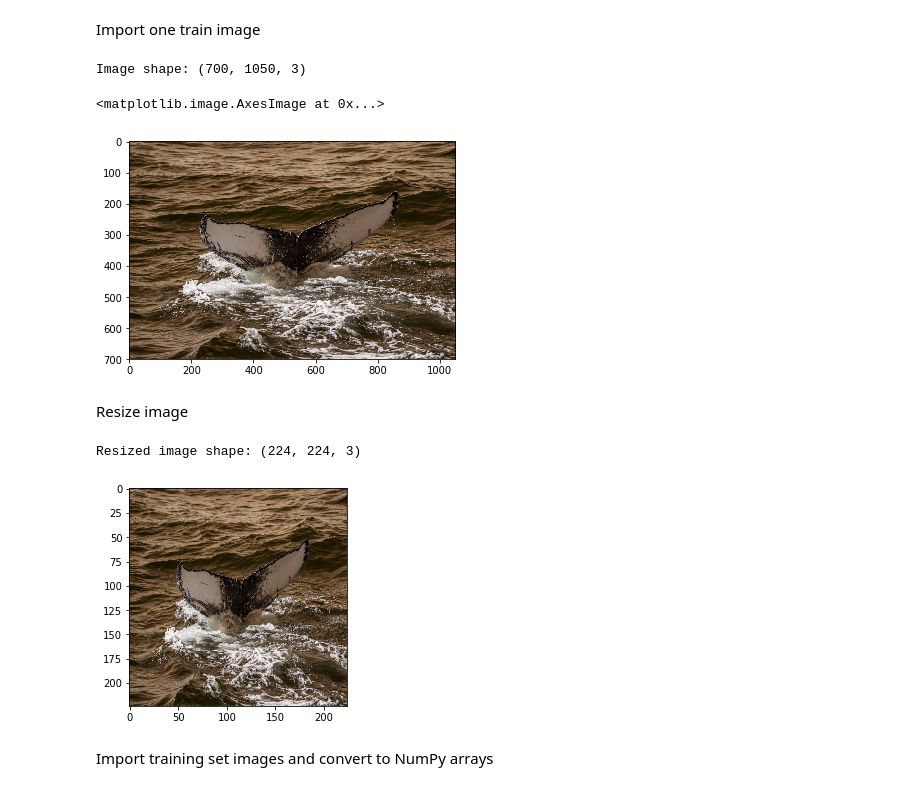
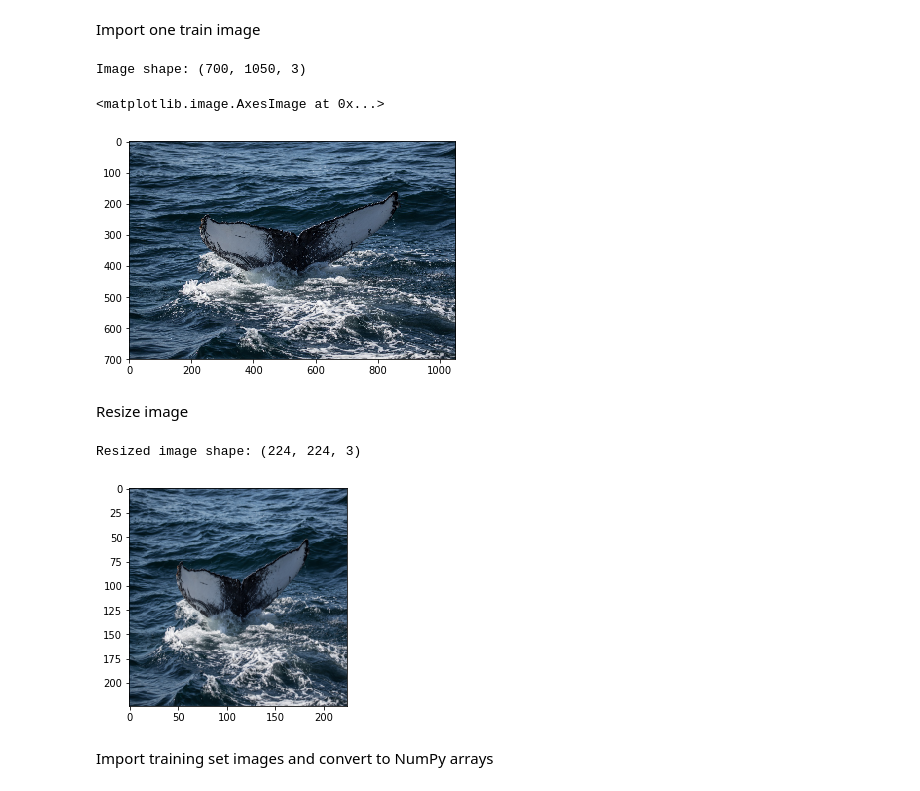
Before and after one commit to yxlee245/kaggle-whale-2018, a Jupyter notebook: Data_Preprocessing.ipynb, the cells around one changed output. Saved outputs shown, nothing was run; the diff lists cells and outputs as text; code cells hidden in the pictures.

Commit message:
Updated Data_Preprocessing 20181221

```diff
--- a/Data_Preprocessing.ipynb
+++ b/Data_Preprocessing.ipynb
@@ -42,23 +42,23 @@ No of classes: 5005
 # %% [markdown]
 Import one train image
 # %%
-image = cv2.imread('data/raw/train/0000e88ab.jpg')
+image = cv2.cvtColor(cv2.imread('data/raw/train/0000e88ab.jpg'), cv2.COLOR_BGR2RGB)
 print('Image shape:', image.shape)
 plt.imshow(image)
 # %% [output]
 Image shape: (700, 1050, 3)
 <matplotlib.image.AxesImage at 0x...>
-[figure, old version]
+[figure, new version]
 # %% [markdown]
 Resize image
 # %%
 resize_width = 224
-image_resized = cv2.resize(image, (resize_width, resize_width))
+image_resized = cv2.resize(image, (resize_width, resize_width), interpolation=cv2.INTER_AREA)
 plt.imshow(image_resized)
 print('Resized image shape:', image_resized.shape)
 # %% [output]
 Resized image shape: (224, 224, 3)
-[figure, old version]
+[figure, new version]
 # %% [markdown]
 Import training set images and convert to NumPy arrays
 # %%
```
Also changed, not shown: parts of 4 cells of this notebook.
